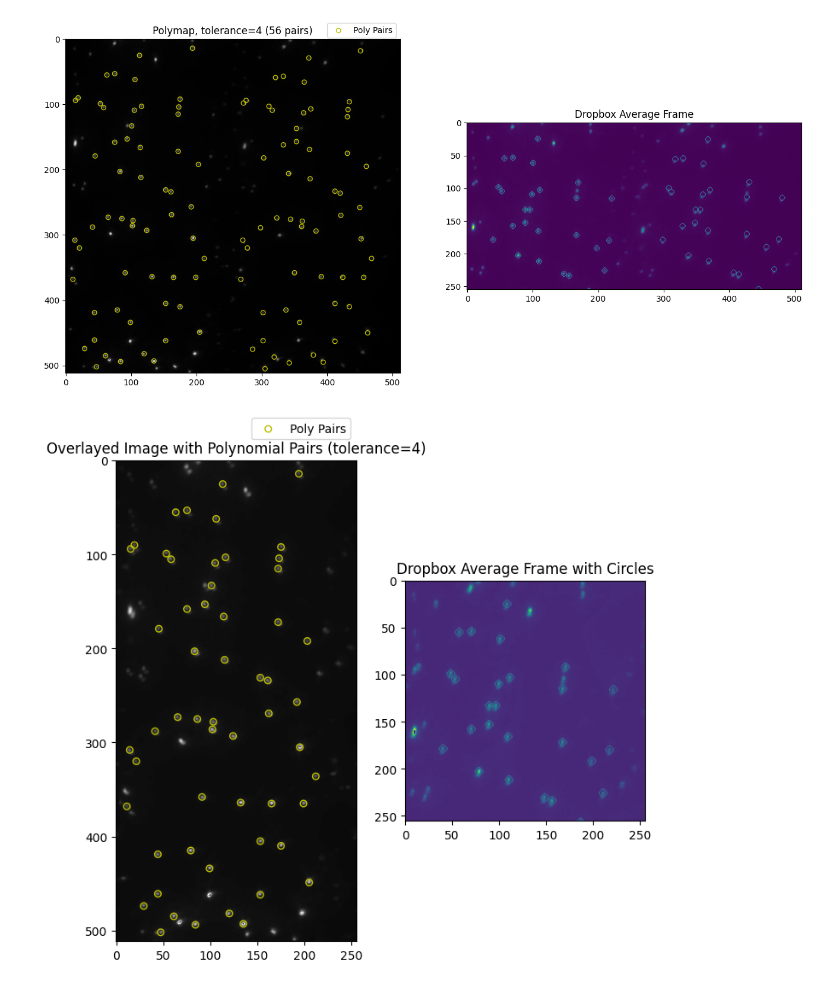
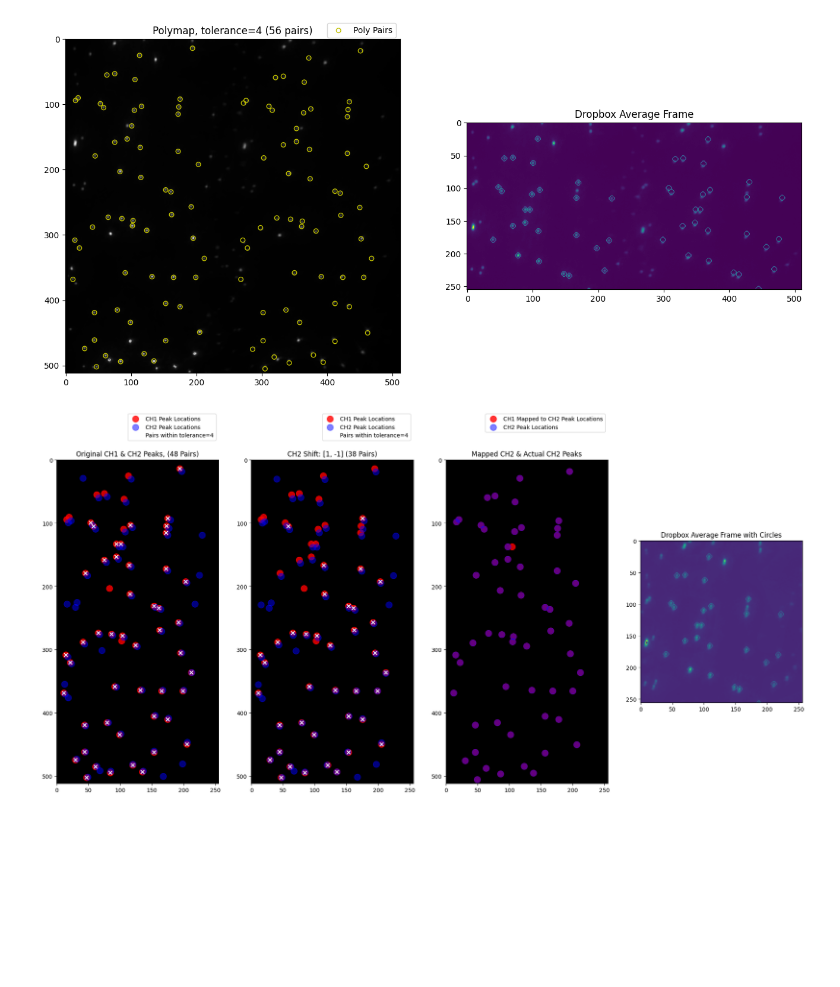
Before and after one commit to ljhason/smImaging-Exploration, a Jupyter notebook: img_avg_map/Avg_merged.ipynb, the cells around one changed output. Cells and saved outputs as stored; diff of their text form; code cells hidden in the pictures; blank space fills up the shorter version.

Commit message:
Created Overlay Image

```diff
--- a/img_avg_map/Avg_merged.ipynb
+++ b/img_avg_map/Avg_merged.ipynb
@@ -126,6 +125,7 @@ plt.show()
 [figure]
 # %%
 # tolerance = 4
+mapped_peaks_10 = apply_polyfit_params(good_peaks_1, params_x_man_10, params_y_man_10).astype(np.uint16)
 poly_pair_count_tol4_10 = find_polyfit_pairs(mapped_peaks_10, good_peaks_1, tolerance=4)[0]
 poly_pair_arr_CH1_tol4_10 = find_polyfit_pairs(mapped_peaks_10, good_peaks_1, tolerance=4)[1]
 poly_pair_arr_CH2_tol4_10 = find_polyfit_pairs(mapped_peaks_10, good_peaks_1, tolerance=4)[2]
@@ -148,15 +148,43 @@ axes[1].set_title("Dropbox Average Frame")
 plt.show()
 # %% [output]
 [figure]
-# %%
-fig, axes = plt.subplots(1,2, figsize=(8, 16))
-axes[0].imshow(overlay_img, cmap="gray")
-axes[0].scatter(poly_pair_arr_CH1_tol4_10[:, 1], poly_pair_arr_CH1_tol4_10[:, 0], s=30, facecolors='none', edgecolors='y', label='Poly Pairs')
-axes[0].set_title("Overlayed Image with Polynomial Pairs (tolerance=4)")
-axes[0].legend(loc='upper right', bbox_to_anchor=(1.0, 1.1))
-
-axes[1].imshow(average_circ_DB_image)
-axes[1].set_title("Dropbox Average Frame with Circles")
-plt.show()
-# %% [output]
-[figure, removed]
+# %%
+poly_pair_arr_CH2_tol4_10_CH1 = shift_peaks(poly_pair_arr_CH2_tol4_10, [0, -256])
+mapped_peaks_10_CH1 = shift_peaks(mapped_peaks_10, [0, -256])
+
+shift = [1, -1]
+tolerance=4
+good_peaks_2_shift = shift_peaks(good_peaks_2_new, shift=shift)
+
+found_pairs_noshift_count, found_pairs_noshift,_ = find_linear_pairs(good_peaks_1, good_peaks_2_new, tolerance=tolerance, width=256)
+found_pairs_shift_count, found_pairs_shift,_= find_linear_pairs(good_peaks_1, good_peaks_2_shift, tolerance=tolerance, width=256)
+# %%
+fig, axes = plt.subplots(1,4, figsize=(24, 24))
+
+
+axes[0].imshow(np.zeros_like(overlay_img), cmap="gray")
+axes[0].scatter(good_peaks_1[:, 1], good_peaks_1[:, 0], s=500, marker= ".", alpha=0.8, color='r', label='CH1 Peak Locations')
+axes[0].scatter(good_peaks_2_new[:, 1], good_peaks_2_new[:, 0], s=500, marker=".", alpha=0.5, color='b', label='CH2 Peak Locations')
+axes[0].scatter(found_pairs_noshift[:,1], found_pairs_noshift[:,0], s=40, marker="x", color='w', label=f'Pairs within tolerance={tolerance}')
+axes[0].set_title(f"Original CH1 & CH2 Peaks, ({found_pairs_noshift_count} Pairs)")
+axes[0].legend(loc='upper right', bbox_to_anchor=(1, 1.15))
+
+axes[1].imshow(np.zeros_like(overlay_img), cmap="gray")
+axes[1].scatter(good_peaks_1[:, 1], good_peaks_1[:, 0], s=500, marker= ".", alpha=0.8, color='r', label='CH1 Peak Locations')
+axes[1].scatter(good_peaks_2_shift[:, 1], good_peaks_2_shift[:, 0], s=500, marker=".", alpha=0.5, color='b', label='CH2 Peak Locations')
+axes[1].scatter(found_pairs_shift[:,1], found_pairs_shift[:,0], s=40, marker="x", color='w', label=f'Pairs within tolerance={tolerance}')
+axes[1].set_title(f"CH2 Shift: {shift} ({found_pairs_shift_count} Pairs)")
+axes[1].legend(loc='upper right', bbox_to_anchor=(1, 1.15))
+
+axes[2].imshow(np.zeros_like(overlay_img), cmap="gray")
+axes[2].scatter(mapped_peaks_10_CH1[:, 1], mapped_peaks_10_CH1[:, 0], s=500, marker= ".", alpha=0.8, color='r', label='CH1 Mapped to CH2 Peak Locations')
+axes[2].scatter(poly_pair_arr_CH2_tol4_10_CH1[:, 1], poly_pair_arr_CH2_tol4_10_CH1[:, 0], s=500, marker=".", alpha=0.5, color='b', label='CH2 Peak Locations')
+axes[2].set_title(f"Mapped CH2 & Actual CH2 Peaks")
+axes[2].legend(loc='upper right', bbox_to_anchor=(1, 1.15))
+
+
+axes[3].imshow(average_circ_DB_image)
+axes[3].set_title("Dropbox Average Frame with Circles")
+plt.show()
+# %% [output]
+[figure, added]
```
Also changed, not shown: parts of 4 cells of this notebook, 2 other files.
